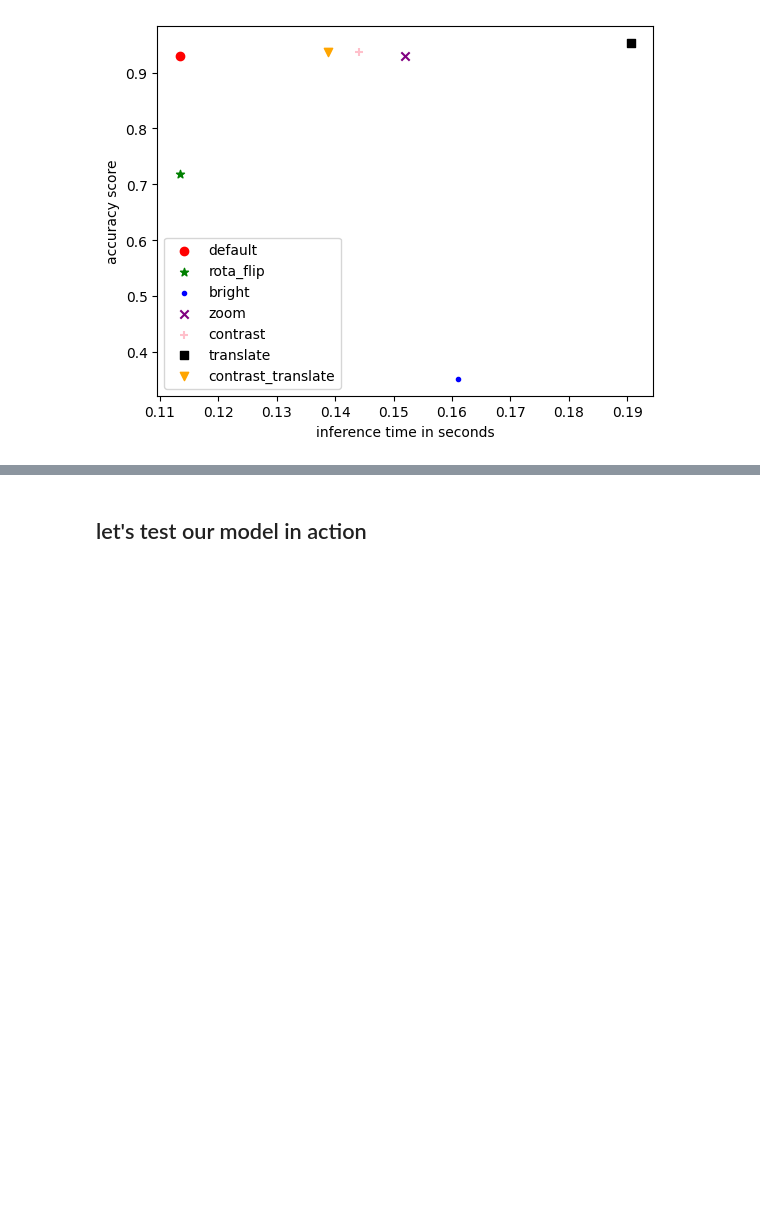
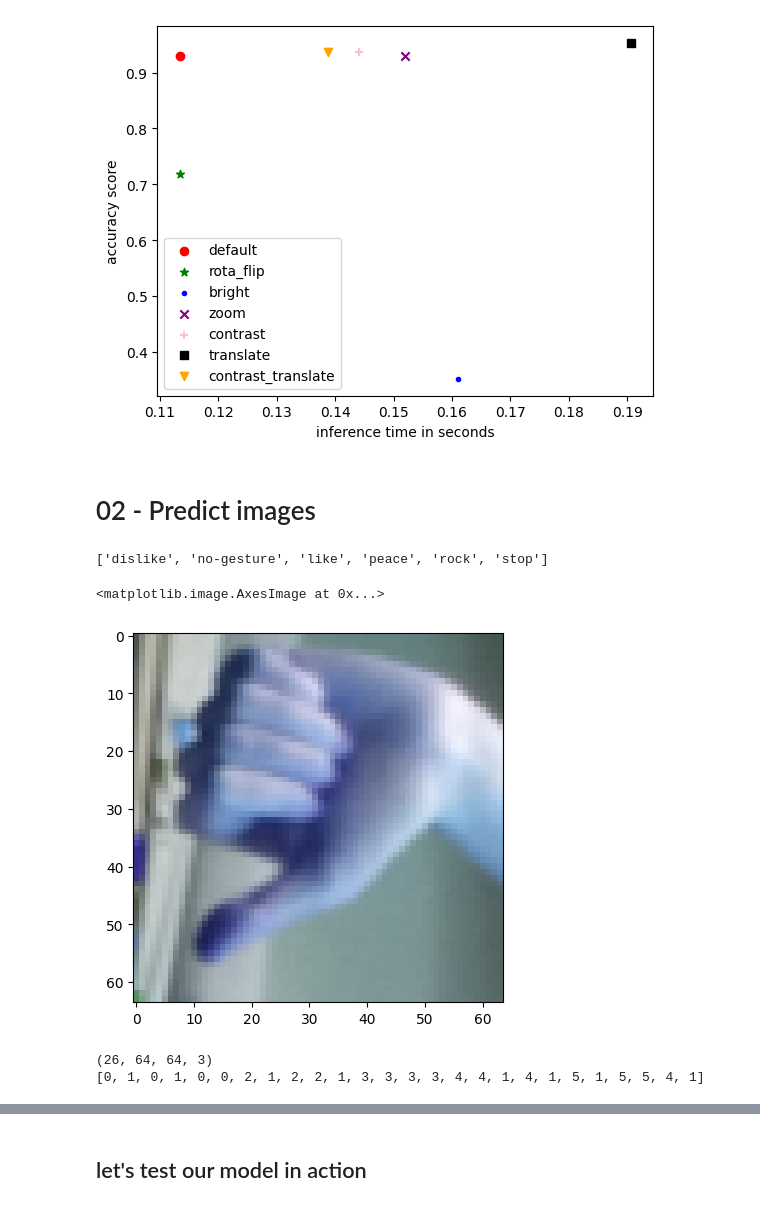
Before and after one commit to ITT-24/assignment-5-cnn-LeS-crypto, a Jupyter notebook: 01-hyperparameters/hyperparameters.ipynb, the cells around one changed output, grey strips where cells are left out. Drawn from its saved outputs; the diff is of its cells as text; code cells hidden in the pictures; blank space fills up the shorter version.

```diff
--- a/01-hyperparameters/hyperparameters.ipynb
+++ b/01-hyperparameters/hyperparameters.ipynb
@@ -598,3 +594,8 @@ plt.show()
 5 translate black translate
 6 contrast_translate orange contrast_translate
 [figure]
+# %% [markdown]
+# 02 - Predict images
+# %%
+IMG_PATH = "../02-dataset/img"
+ANOT_PATH = "../02-dataset/annot-leonie.json"
@@ -600,0 +609,62 @@ plt.show()
+# %%
+# load images to predict
+images = [] # stores actual image data
+labels = [] # stores labels (as integer - because this is what our network needs)
+label_names = [] # maps label ints to their actual categories so we can understand predictions later
+
+# based on code above
+i = 0
+for filename in tqdm(os.listdir(IMG_PATH)):
+    UID = filename # unique id just counts up
+    img = cv2.imread(f"{IMG_PATH}/{filename}")
+
+    try:
+        annotation = custom_anots[str(UID)]
+    except Exception as e:
+        print(e)
+        continue
+
+    for i, bbox in enumerate(annotation['bboxes']):
+        x1 = int(bbox[0] * img.shape[1])
+        y1 = int(bbox[1] * img.shape[0])
+        w = int(bbox[2] * img.shape[1])
+        h = int(bbox[3] * img.shape[0])
+        x2 = x1 + w
+        y2 = y1 + h
+
+        crop = img[y1:y2, x1:x2]
+        preprocessed = preprocess_image(crop)
+
+        label = annotation['labels'][i]
+        if label not in label_names:
+            label_names.append(label)
+
+        label_index = label_names.index(label)
+
+        images.append(preprocessed)
+        labels.append(label_index)
+
+    i += 0
+# %%
+label_names
+# %% [output]
+['dislike', 'no-gesture', 'like', 'peace', 'rock', 'stop']
+# %%
+plt.imshow(random.sample(images, 1)[0])
+# %% [output]
+<matplotlib.image.AxesImage at 0x...>
+[figure, added]
+# %%
+# reshape
+fresh = np.array(images).astype('float32')
+fresh = fresh / 255.
+
+groundTruth = labels
+
+
+reshaped = fresh.reshape(-1, IMG_SIZE, IMG_SIZE, COLOR_CHANNELS)
+print(reshaped.shape)
+print(groundTruth)
+# %% [output]
+(26, 64, 64, 3)
+[0, 1, 0, 1, 0, 0, 2, 1, 2, 2, 1, 3, 3, 3, 3, 4, 4, 1, 4, 1, 5, 1, 5, 5, 4, 1]
```
Also changed, not shown: parts of 12 cells of this notebook, 5 other files.
